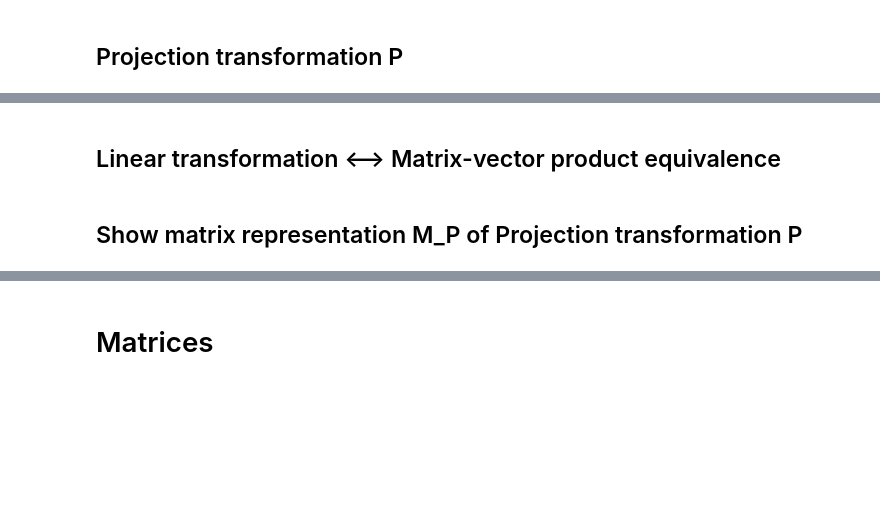
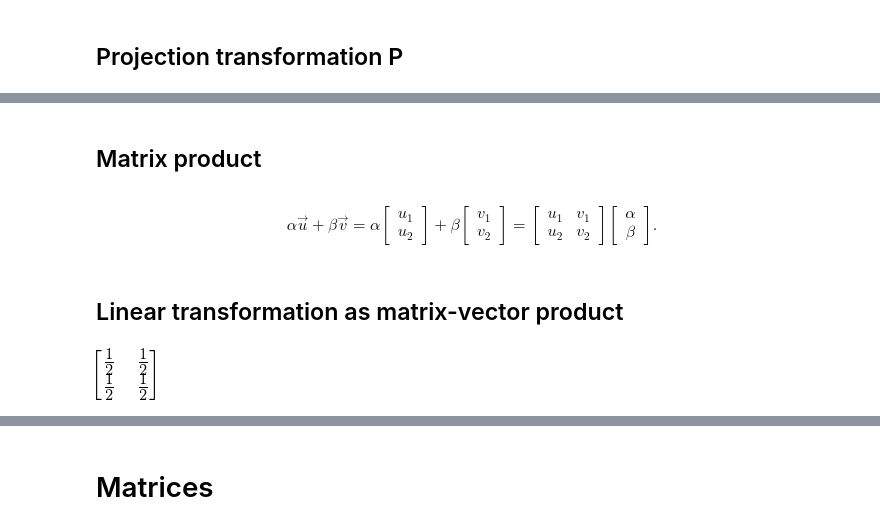
Before and after one commit to minireference/noBSLAnotebooks, a Jupyter notebook: Linear_algebra_overview.ipynb, the cells around one changed output, grey strips where cells are left out. Drawn from its saved outputs; the diff is of its cells as text; code cells hidden in the pictures; blank space fills up the shorter version.

```diff
--- a/Linear_algebra_overview.ipynb
+++ b/Linear_algebra_overview.ipynb
@@ -247,4 +274,25 @@ $$
+# %% [markdown]
+## Matrix product
+# %% [markdown]
+$$
+  \alpha \vec{u} + \beta \vec{v}
+  =
+  \alpha
+  \begin{bmatrix}u_1 \\ u_2 \end{bmatrix}
+  +
+  \beta
+  \begin{bmatrix}v_1 \\ v_2 \end{bmatrix}
+  =
+  \begin{bmatrix}u_1 & v_1 \\ u_2 & v_2 \end{bmatrix}
+  \!
+  \begin{bmatrix} \alpha \\ \beta \end{bmatrix}.
+$$
 # %% [markdown]
-## Linear transformation <--> Matrix-vector product equivalence
+## Linear transformation as matrix-vector product
-# %% [markdown]
-## Show matrix representation M_P of Projection transformation P
+# %%
+M_P = Matrix([[1,1],
+              [1,1]])/2
+
+M_P
+# %% [output]
+[figure, added]
```
Also changed, not shown: parts of 83 cells of this notebook, 1 other file.
